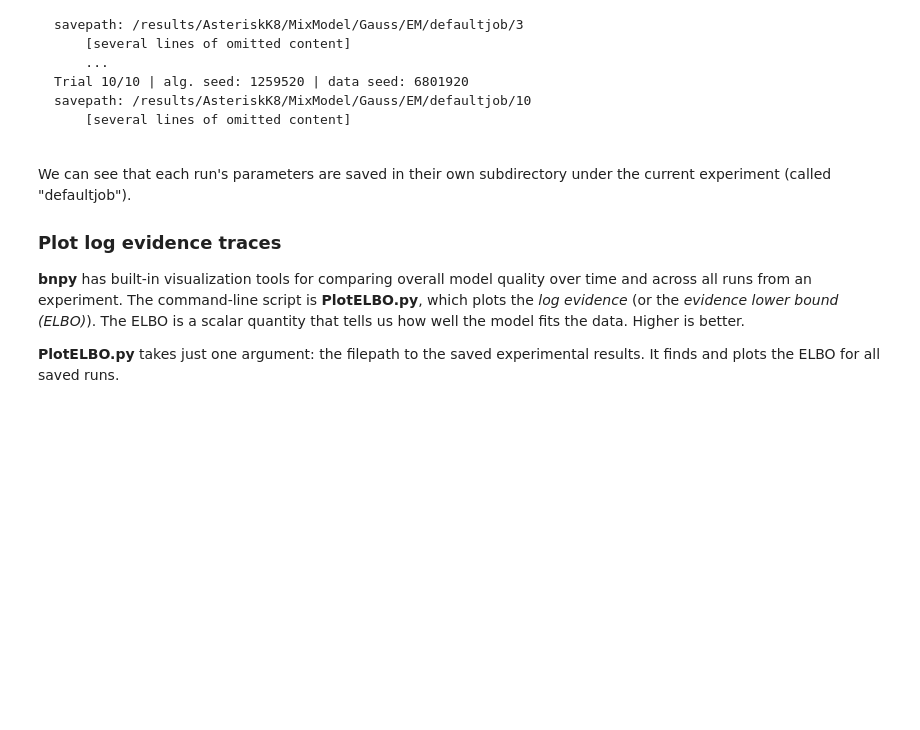
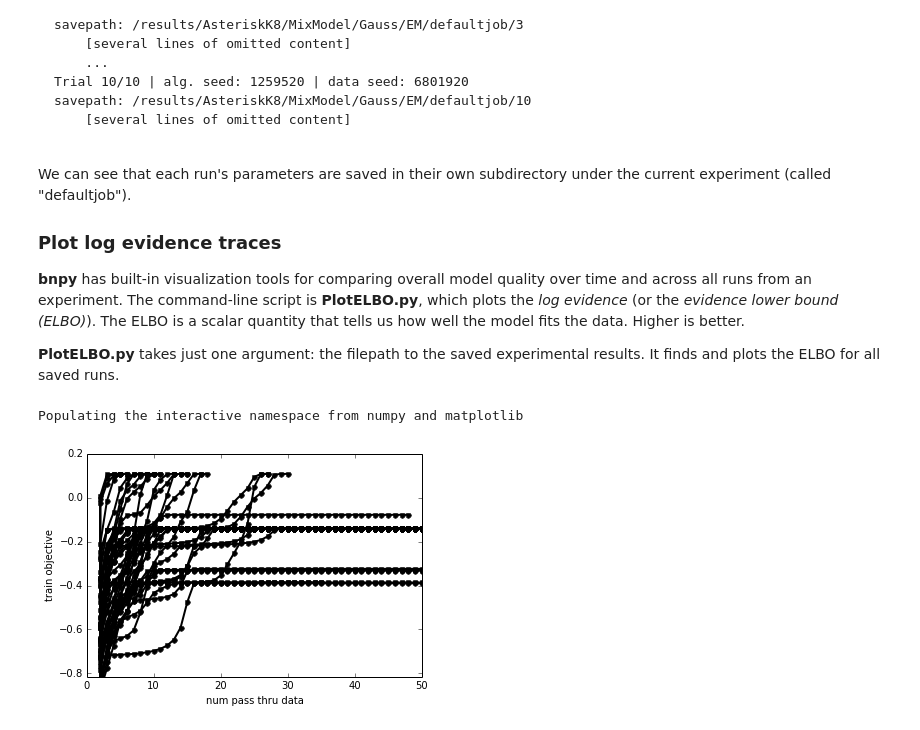
Before and after one commit to co2meal/-bnpy-dev, a Jupyter notebook: demos/Demo-GMMCompareRuns.ipynb, the cells around one changed output. Drawn from its saved outputs; the diff is of its cells as text; code cells hidden in the pictures; blank space fills up the shorter version.

```diff
--- a/demos/Demo-GMMCompareRuns.ipynb
+++ b/demos/Demo-GMMCompareRuns.ipynb
@@ -70 +68,8 @@ python -m bnpy.viz.PlotELBO AsteriskK8 MixModel Gauss EM
+# %%
+%pylab inline
+
+bnpy.viz.PlotELBO.plotJobsThatMatchKeywords('AsteriskK8/defaultjob')
+# %% [output]
+Populating the interactive namespace from numpy and matplotlib
+[figure, added]
 # %% [markdown]
```
Also changed, not shown: parts of 3 cells of this notebook, 1 other file.
